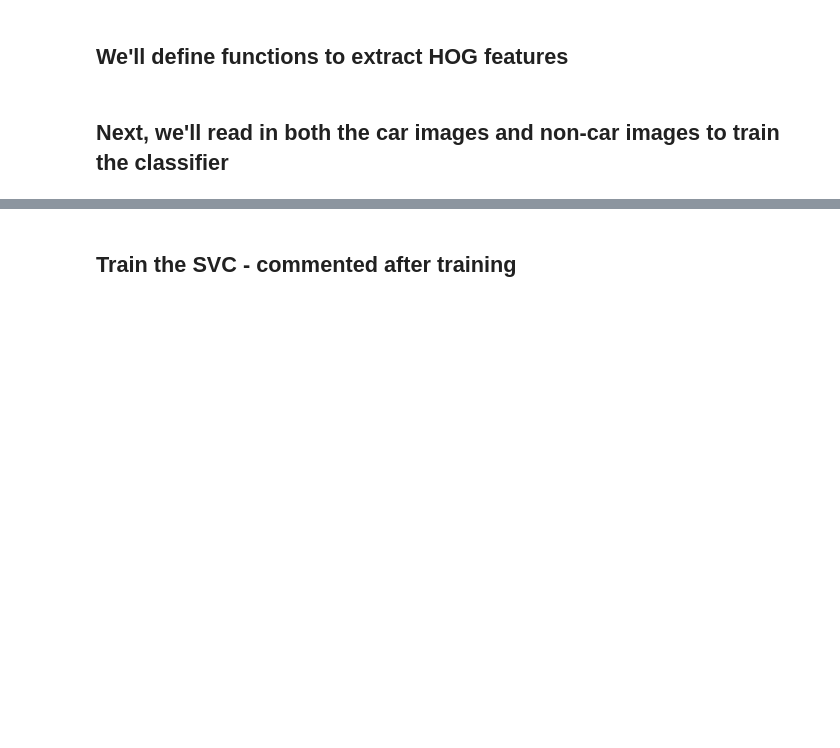
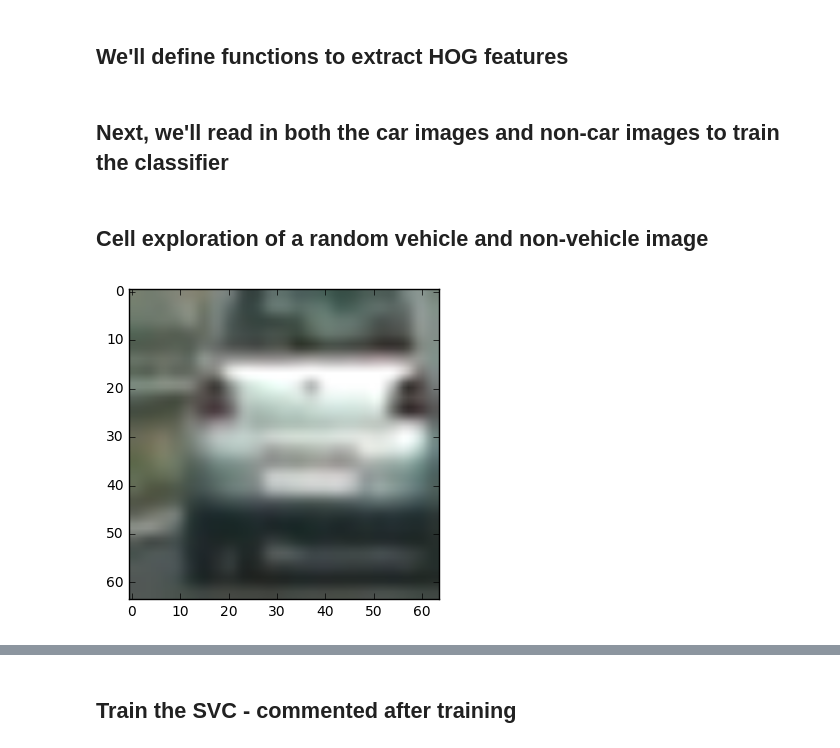
Before and after one commit to rmohan80/CarND-Vehicle-Detection, a Jupyter notebook: Vehicle_detection.ipynb, the cells around one changed output, grey strips where cells are left out. Saved outputs shown, nothing was run; the diff lists cells and outputs as text; code cells hidden in the pictures; blank space fills up the shorter version.

```diff
--- a/Vehicle_detection.ipynb
+++ b/Vehicle_detection.ipynb
@@ -109,3 +110,12 @@ def extract_features(imgs, cspace='RGB', orient=9,
 # Read in car and non-car images
 cars = glob.glob('vehicles/**/*.png', recursive=True)
 notcars = glob.glob('non-vehicles/**/*.png', recursive=True)
+# %% [markdown]
+## Cell exploration of a random vehicle and non-vehicle image
+# %%
+# Random Car image
+image = mpimg.imread(cars[100])
+plt.imshow(image)
+plt.show()
+# %% [output]
+[figure, added]
```
Also changed, not shown: parts of 10 cells of this notebook, 10 other files.
